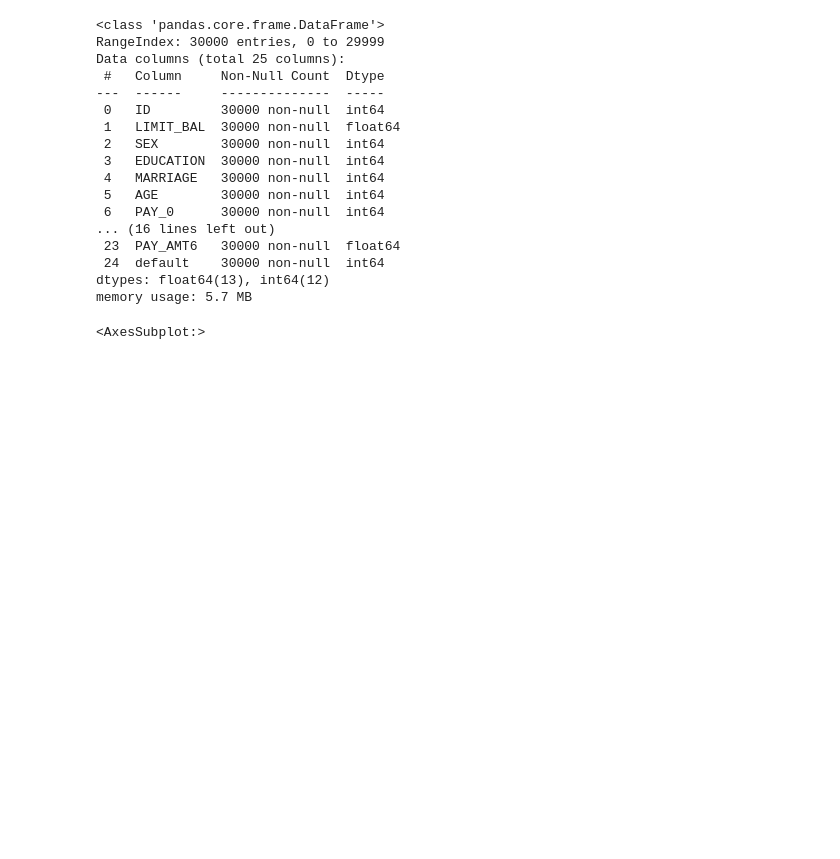
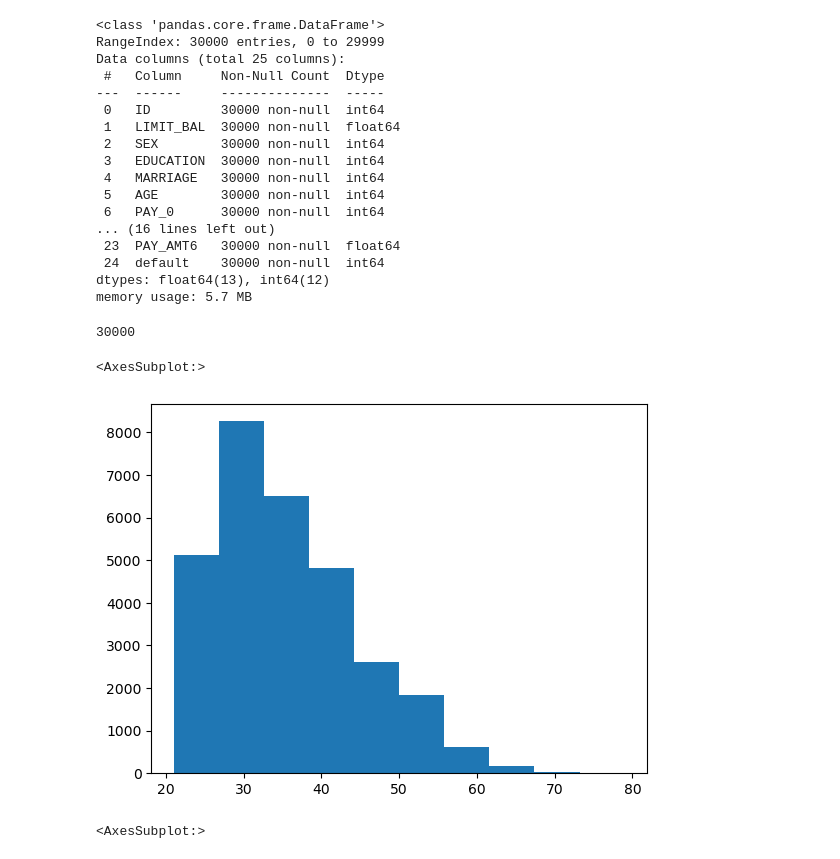
Before and after one commit to sanjeevtyagi170/tyagisx-projects, a Jupyter notebook: coursera-supervised.ipynb, the cells around one changed output. Cells and saved outputs as stored; diff of their text form; code cells hidden in the pictures; blank space fills up the shorter version.

```diff
--- a/coursera-supervised.ipynb
+++ b/coursera-supervised.ipynb
@@ -150,0 +152,11 @@ memory usage: 5.7 MB
+# %%
+# Check for duplicate customer ids # no duplicate ids found
+data.ID.duplicated(keep=False).count()
+# %% [output]
+30000
+# %%
+# All age values are scattered around 29 to 74
+data.AGE.hist(grid=False)
+# %% [output]
+<AxesSubplot:>
+[figure, added]
```
Also changed, not shown: parts of 24 cells of this notebook.
